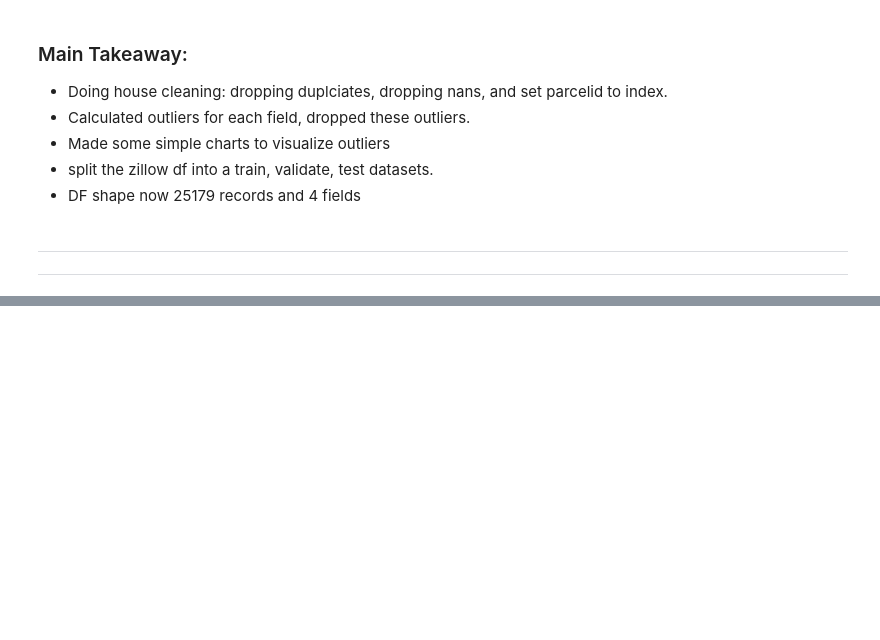
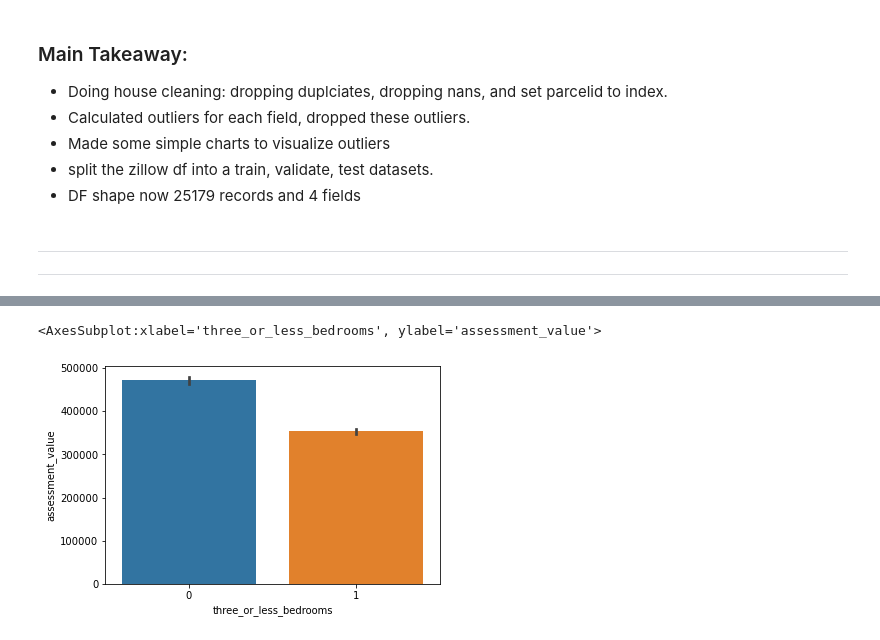
Before and after one commit to RobLMurphy92/zillow_regression_project, a Jupyter notebook: zillow_initial.ipynb, the cells around one changed output, grey strips where cells are left out. Cells and saved outputs as stored; diff of their text form; code cells hidden in the pictures; blank space fills up the shorter version.

```diff
--- a/zillow_initial.ipynb
+++ b/zillow_initial.ipynb
@@ -553,0 +589,6 @@ utilize heat map
+# %%
+#greater than 3 bedrooms have the max assessment value.
+sns.barplot(x='three_or_less_bedrooms', y='assessment_value', data=train)
+# %% [output]
+<AxesSubplot:xlabel='three_or_less_bedrooms', ylabel='assessment_value'>
+[figure, added]
```
Also changed, not shown: parts of 86 cells of this notebook.
